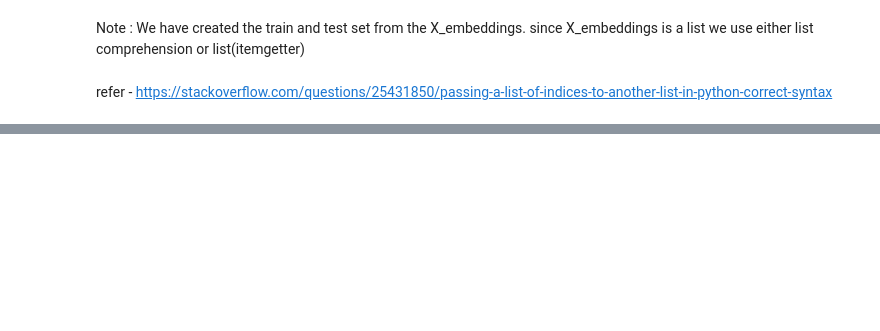
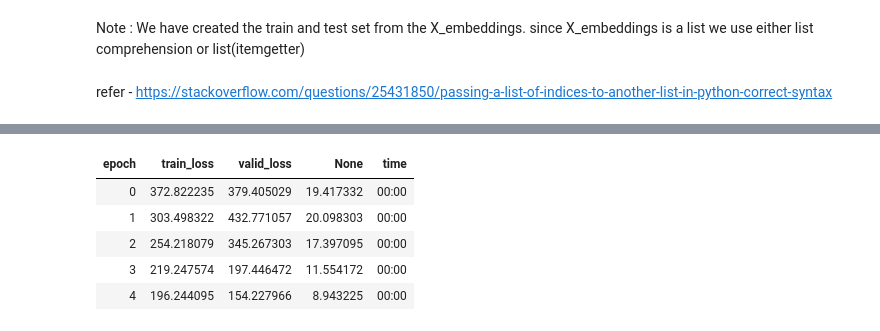
Before and after one commit to akshaypt7/amazon_sales_prediction, a Jupyter notebook: project_01_04_Using_entity_embeddings.ipynb, the cells around one changed output, grey strips where cells are left out. Cells and saved outputs as stored; diff of their text form; code cells hidden in the pictures; blank space fills up the shorter version.

```diff
--- a/project_01_04_Using_entity_embeddings.ipynb
+++ b/project_01_04_Using_entity_embeddings.ipynb
@@ -149,0 +228,9 @@ refer - https://stackoverflow.com/questions/25431850/passing-a-list-of-indices-t
+# %%
+learn.fit_one_cycle(5, 1e-3)
+# %% [output]
+| epoch | train_loss | valid_loss | None | time |
+| 0 | 372.822235 | 379.405029 | 19.417332 | 00:00 |
+| 1 | 303.498322 | 432.771057 | 20.098303 | 00:00 |
+| 2 | 254.218079 | 345.267303 | 17.397095 | 00:00 |
+| 3 | 219.247574 | 197.446472 | 11.554172 | 00:00 |
+| 4 | 196.244095 | 154.227966 | 8.943225 | 00:00 |
```
Also changed, not shown: parts of 35 cells of this notebook.
